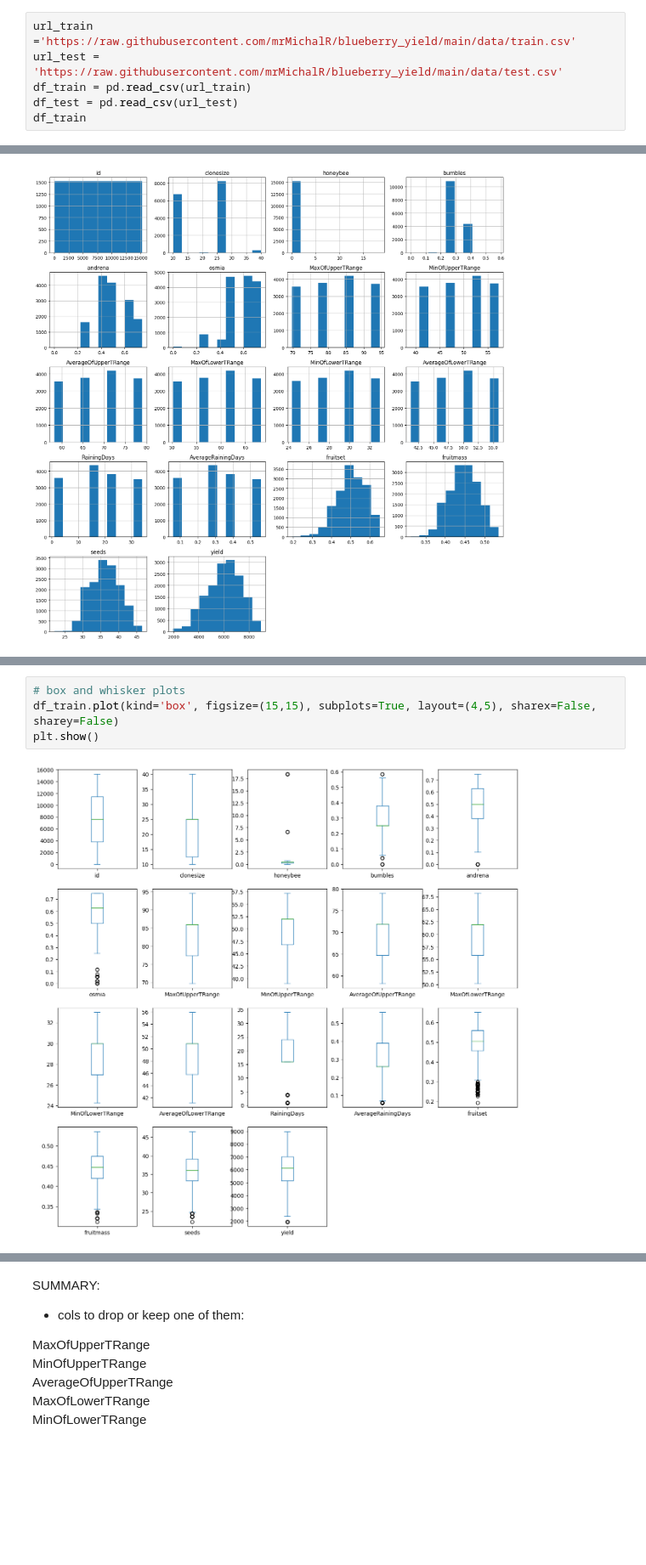
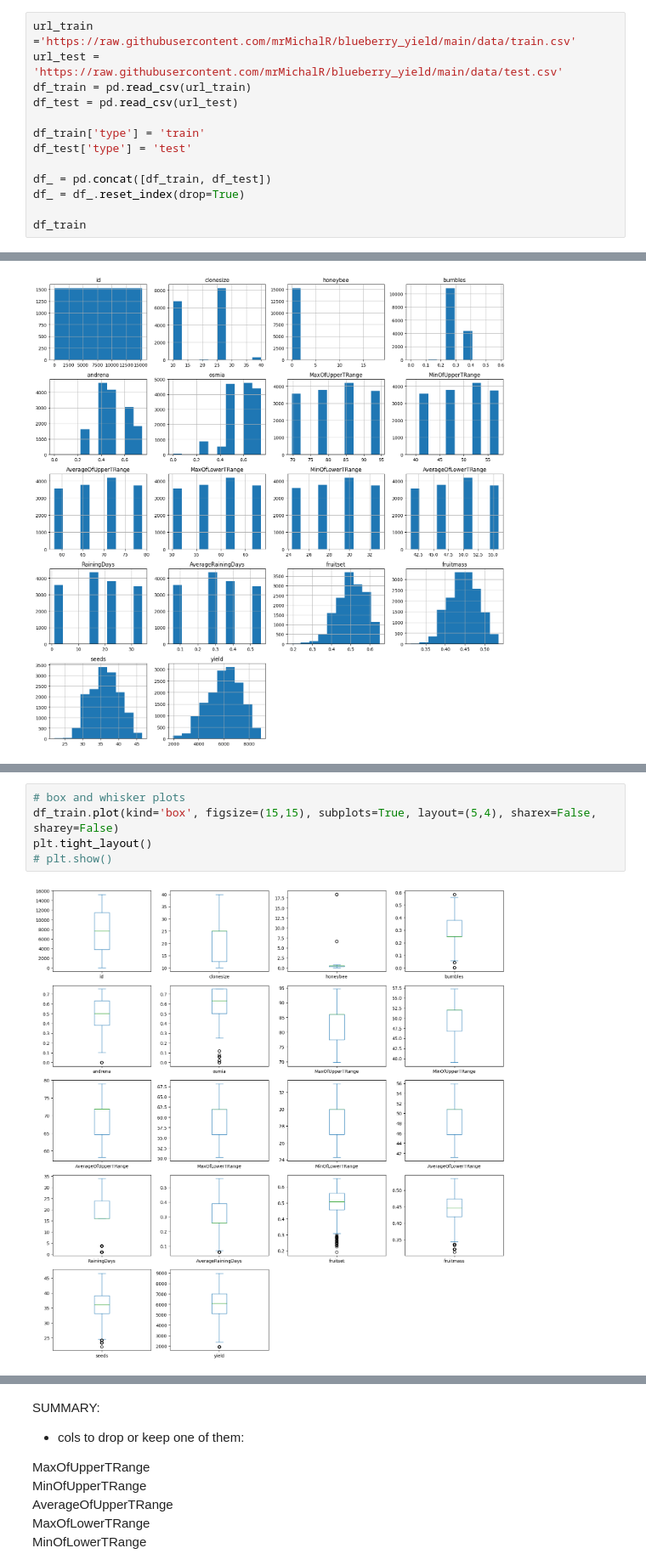
Before and after one commit to mrMichalR/blueberry_yield, a Jupyter notebook: blueberry_yield_prediction.ipynb, the cells around one changed output, grey strips where cells are left out. Shown at 85% size. Saved outputs shown, nothing was run; the diff lists cells and outputs as text; blank space fills up the shorter version.

```diff
--- a/blueberry_yield_prediction.ipynb
+++ b/blueberry_yield_prediction.ipynb
@@ -70,6 +85,13 @@ url_train ='https://raw.githubusercontent.com/mrMichalR/blueberry_yield/main/dat
 url_test = 'https://raw.githubusercontent.com/mrMichalR/blueberry_yield/main/data/test.csv'
 df_train = pd.read_csv(url_train)
 df_test = pd.read_csv(url_test)
+
+df_train['type'] = 'train'
+df_test['type'] = 'test'
+
+df_ = pd.concat([df_train, df_test])
+df_ = df_.reset_index(drop=True)
+
 df_train
 # %% [output]
 |  | id | clonesize | honeybee | bumbles | andrena | osmia | MaxOfUpperTRange | MinOfUpperTRange | ... |
@@ -219,6 +219,7 @@ for col in df_train.columns[1:17]:
 # %%
 # box and whisker plots
-df_train.plot(kind='box', figsize=(15,15), subplots=True, layout=(4,5), sharex=False, sharey=False)
-plt.show()
+df_train.plot(kind='box', figsize=(15,15), subplots=True, layout=(5,4), sharex=False, sharey=False)
+plt.tight_layout()
+# plt.show()
 # %% [output]
-[figure, old version]
+[figure, new version]
```
Also changed, not shown: parts of 66 cells of this notebook.
